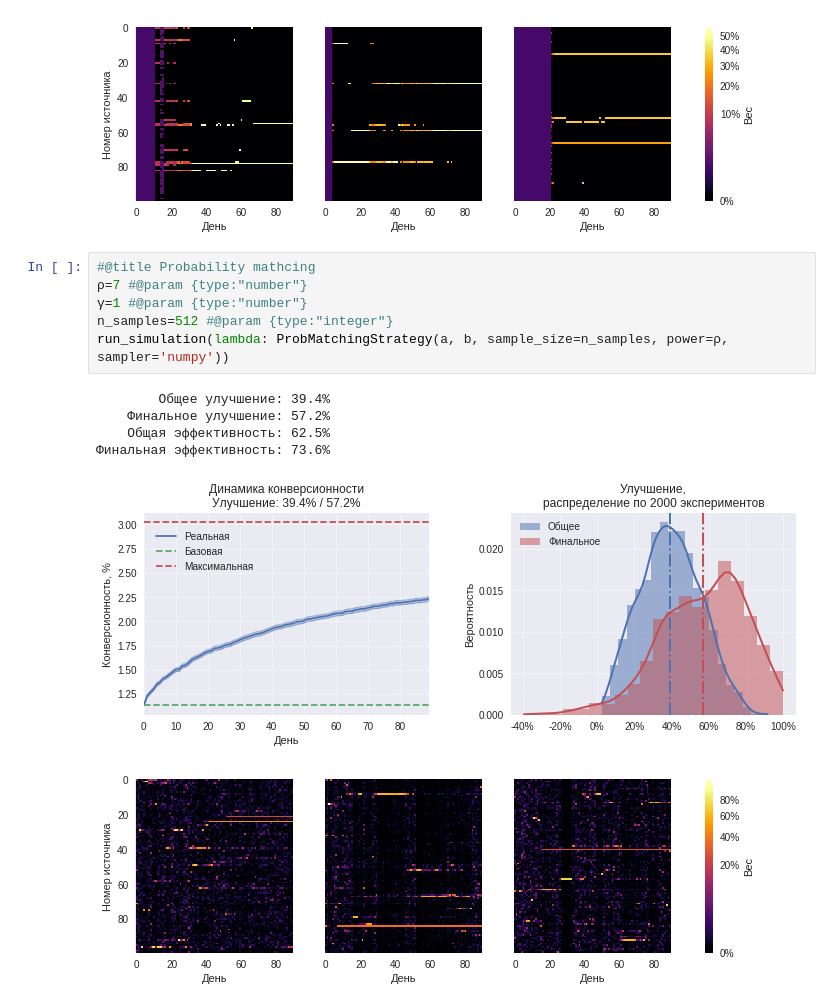
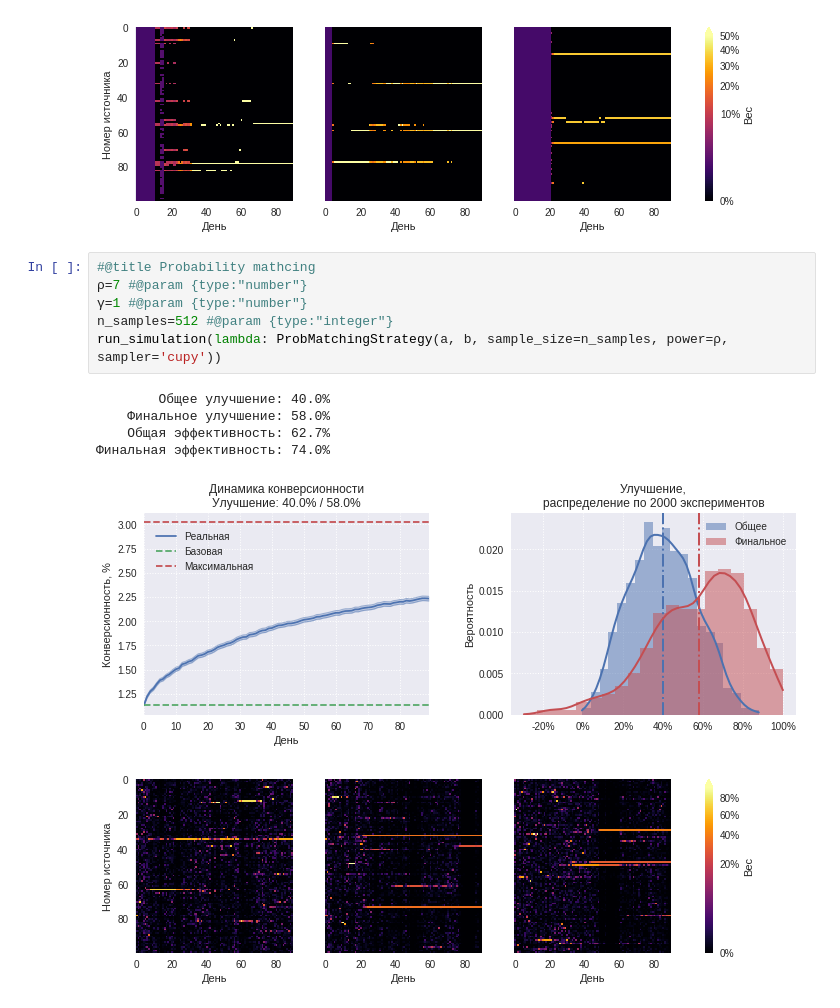
Before and after one commit to Arturus/conv_simulator, a Jupyter notebook: demo.ipynb, the cells around one changed output. Cells and saved outputs as stored; diff of their text form.

```diff
--- a/demo.ipynb
+++ b/demo.ipynb
@@ -203,13 +203,13 @@ run_simulation(lambda: CBRacingStrategy(a,b, interval_quantile))
 # %%
 #@title Probability mathcing
 ρ=7 #@param {type:"number"}
 γ=1 #@param {type:"number"}
 n_samples=512 #@param {type:"integer"}
-run_simulation(lambda: ProbMatchingStrategy(a, b, sample_size=n_samples, power=ρ, sampler='numpy'))
+run_simulation(lambda: ProbMatchingStrategy(a, b, sample_size=n_samples, power=ρ, sampler='cupy'))
 # %% [output]
-        Общее улучшение: 39.4%
-    Финальное улучшение: 57.2%
-    Общая эффективность: 62.5%
-Финальная эффективность: 73.6%
+        Общее улучшение: 40.0%
+    Финальное улучшение: 58.0%
+    Общая эффективность: 62.7%
+Финальная эффективность: 74.0%
-[figure, old version]
+[figure, new version]
-[figure, old version]
+[figure, new version]
```
Also changed, not shown: parts of 3 cells of this notebook.
